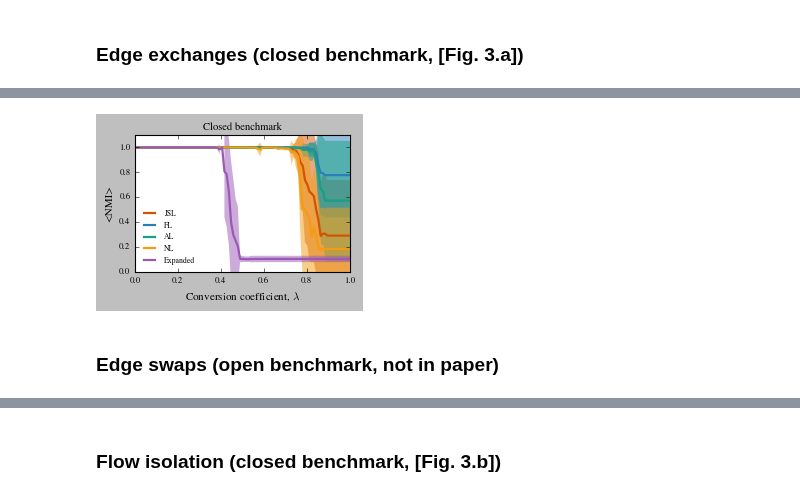
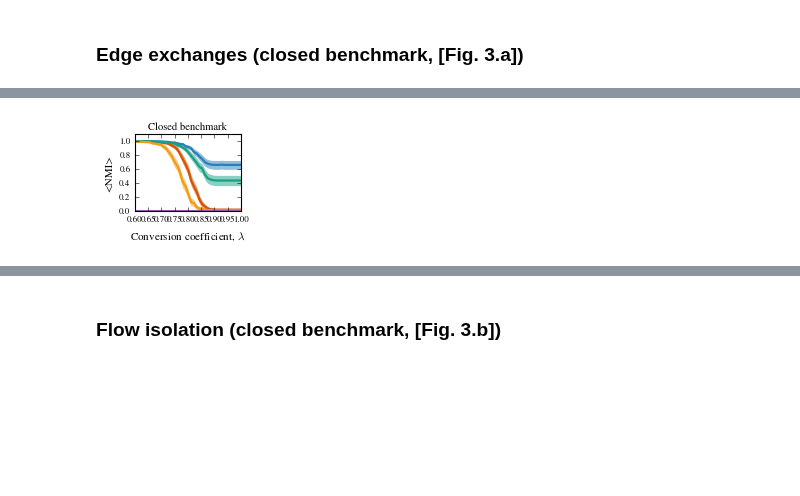
Before and after one commit to ulfaslak/recurrent_communities, a Jupyter notebook: results_synthetic_data.ipynb, the cells around one changed output, grey strips where cells are left out. Saved outputs shown, nothing was run; the diff lists cells and outputs as text; code cells hidden in the pictures; blank space fills up the shorter version.

```diff
--- a/results_synthetic_data.ipynb
+++ b/results_synthetic_data.ipynb
@@ -62,7 +62,7 @@ standarize_plot_parameters()
 def NMI_score(p1, p2):
     """Takes two partitions in dict format and returns NMI of partition of common nodes."""
     nodes = sorted(set(p1.keys()) & set(p2.keys()))
-    return normalized_mutual_info_score(
+    return adjusted_mutual_info_score(
         [p1[n] for n in nodes],
         [p2[n] for n in nodes]
     )
@@ -111,7 +111,7 @@ def scatter_mean(X, Y, c, label=""):
         c=c, lw=2, ls="--", label=label
     )
 
-def confidence_intervals(X, Y, c, label="", mid_50_percentile=False, lw=2):
+def confidence_intervals(X, Y, c, label="", mid_50_percentile=False, lw=2, ls="-"):
     X, Y = np.array(X), np.array(Y)
     low, upp = st.t.interval(
         0.99,
@@ -131,6 +131,7 @@ def confidence_intervals(X, Y, c, label="", mid_50_percentile=False, lw=2):
         np.mean(X, axis=0),
         np.mean(Y, axis=0),
         lw=lw,
+        ls=ls,
         c=c,
         label=label
     )
@@ -192,7 +193,7 @@ def Infomap(pajek_string, *args, **kwargs):
         def __int_if_int(val):
             try: return int(val)
             except ValueError: return val
-        with open('input/' + filename + ".net", 'r') as fp:
+        with open('community_detection/input/' + filename + ".net", 'r') as fp:
             parsed_network = fp.read()
         return dict(
             (int(n.split()[0]), __int_if_int(n.split('"')[1]))
@@ -200,7 +201,7 @@ def Infomap(pajek_string, *args, **kwargs):
         )
 
     def _parse_communities_multiplex(id_to_label, filename):
-        with open('output/'+filename+"_expanded.clu", 'r') as infile:
+        with open('community_detection/output/'+filename+"_expanded.clu", 'r') as infile:
             clusters = infile.read()
 
         # Get layers, nodes and clusters from _extended.clu file
@@ -218,7 +219,7 @@ def Infomap(pajek_string, *args, **kwargs):
         return communities_json, node_flow_json, community_flow_json
 
     def _parse_communities_planar(id_to_label, filename):
-        with open('output/'+filename+".clu", 'r') as infile:
+        with open('community_detection/output/'+filename+".clu", 'r') as infile:
             clusters = infile.read()
 
         # Get nodes and clusters from .clu file
@@ -226,9 +227,9 @@ def Infomap(pajek_string, *args, **kwargs):
         return {0: set([(id_to_label[int(no)], int(clu)) for no, clu in no_clu])}
 
     def _clean_up(filename):
-        subprocess.call(['rm', 'input/'+filename+'.net'])
-        subprocess.call(['rm', 'output/'+filename+'_expanded.clu'])
-        subprocess.call(['rm', 'output/'+filename+'.clu'])
+        subprocess.call(['rm', 'community_detection/input/'+filename+'.net'])
+        subprocess.call(['rm', 'community_detection/output/'+filename+'_expanded.clu'])
+        subprocess.call(['rm', 'community_detection/output/'+filename+'.clu'])
 
     # Check for process id in args (for multiprocessing)
     if args[-1][:3] == "pid":
@@ -244,12 +245,12 @@ def Infomap(pajek_string, *args, **kwargs):
     filename = 'tmpnet' + pid
 
     # Store locally
-    with open("input/"+filename+".net", 'w') as outfile:
+    with open("community_detection/input/"+filename+".net", 'w') as outfile:
         outfile.write(pajek_string)
 
     # Run Infomap for multiplex network
     subprocess.call(
-        ['./infomap/Infomap', 'input/'+filename+".net"] + \
+        ['./community_detection/infomap/Infomap', 'community_detection/input/'+filename+".net"] + \
         list(args)
     )
 
@@ -697,7 +723,7 @@ def worker((N_L_residual, num_c, num_nc, _iter)):
         # Run community detection algorithms
         _, _layer_commu_pred_js = Infomap(
             ml_net,
-            'output/',
+            'community_detection/output/',
             '-i',
             'multiplex',
             '--multiplex-js-relax-rate', '0.15',
@@ -711,7 +737,7 @@ def worker((N_L_residual, num_c, num_nc, _iter)):
         )
         _, _layer_commu_pred_full = Infomap(
             ml_net,
-            'output/',
+            'community_detection/output/',
             '-i',
             'multiplex',
             '--markov-time', '1',
@@ -725,7 +751,7 @@ def worker((N_L_residual, num_c, num_nc, _iter)):
         )
         _, _layer_commu_pred_adj = Infomap(
             ml_net,
-            'output/',
+            'community_detection/output/',
             '-i',
             'multiplex',
             '--markov-time', '1',
@@ -740,7 +766,7 @@ def worker((N_L_residual, num_c, num_nc, _iter)):
         )
         _, _layer_commu_pred_none = Infomap(
             ml_net,
-            'output/',
+            'community_detection/output/',
             '-i',
             'multiplex',
             '--markov-time', '1',
@@ -786,7 +812,7 @@ def simulate_NMI_vs_s(L_residual, num_c, num_nc, niter, parallel=True, args=()):
     # Run processes in parallel
     if parallel:
         print "\t... Pooling %d processes" % len(data)
-        p = Pool(8 if len(data) > 8 else len(data))  # <--- HERE CHANGE 8 TO NUMBER OF AVAIL. PROC.S
+        p = Pool(7 if len(data) > 7 else len(data))  # <--- HERE CHANGE 8 TO NUMBER OF AVAIL. PROC.S
         XY.extend(p.map(worker, data))
         p.close()
 
@@ -797,4 +823,4 @@ def simulate_NMI_vs_s(L_residual, num_c, num_nc, niter, parallel=True, args=()):
 
     return XY
 
-XY_exchange = simulate_NMI_vs_s(1, 8, 16, 8*1, parallel=True)#, args=(XY_exchange,))
+XY_exchange = simulate_NMI_vs_s(1, 8, 16, 7*5, parallel=True, args=(XY_exchange,))
@@ -801,22 +845,20 @@ XY_exchange = simulate_NMI_vs_s(1, 8, 16, 8*1, parallel=True)#, args=(XY_exchang
 # %%
-#plt.figure(None, figsize=(3.42/2.0, 1.2), frameon=False)
+plt.figure(None, figsize=(3.42/2.0, 1.2), frameon=False)
 
 confidence_intervals(np.array(XY_exchange)[:, :, 0], np.array(XY_exchange)[:, :, 1], c="#d35400", label="JSL")
 confidence_intervals(np.array(XY_exchange)[:, :, 0], np.array(XY_exchange)[:, :, 2], c="#2980b9", label="FL")
 confidence_intervals(np.array(XY_exchange)[:, :, 0], np.array(XY_exchange)[:, :, 3], c="#16a085", label="AL")
 confidence_intervals(np.array(XY_exchange)[:, :, 0], np.array(XY_exchange)[:, :, 4], c="#f39c12", label="NL")
 confidence_intervals(np.array(XY_exchange)[:, :, 0], np.array(XY_exchange)[:, :, 5], c="#9b59b6", label="Expanded")
 
 plt.title("Closed benchmark")
 plt.xlabel("Conversion coefficient, $\lambda$")
 plt.ylabel("<NMI>")
 
 plt.ylim(0.0, 1.1)
-plt.xlim(0,1.0)
+plt.xlim(0.6,1.0)
 plt.savefig("figures/NMI_vs_num_edge_exchanges.pdf")
-plt.legend(loc="lower left", frameon=False)
+#plt.legend(loc="lower left", frameon=False)
 plt.show()
 # %% [output]
-[figure, old version]
+[figure, new version]
-# %% [markdown]
-### Edge swaps (open benchmark, not in paper)
```
Also changed, not shown: parts of 18 cells of this notebook, 8 other files.
